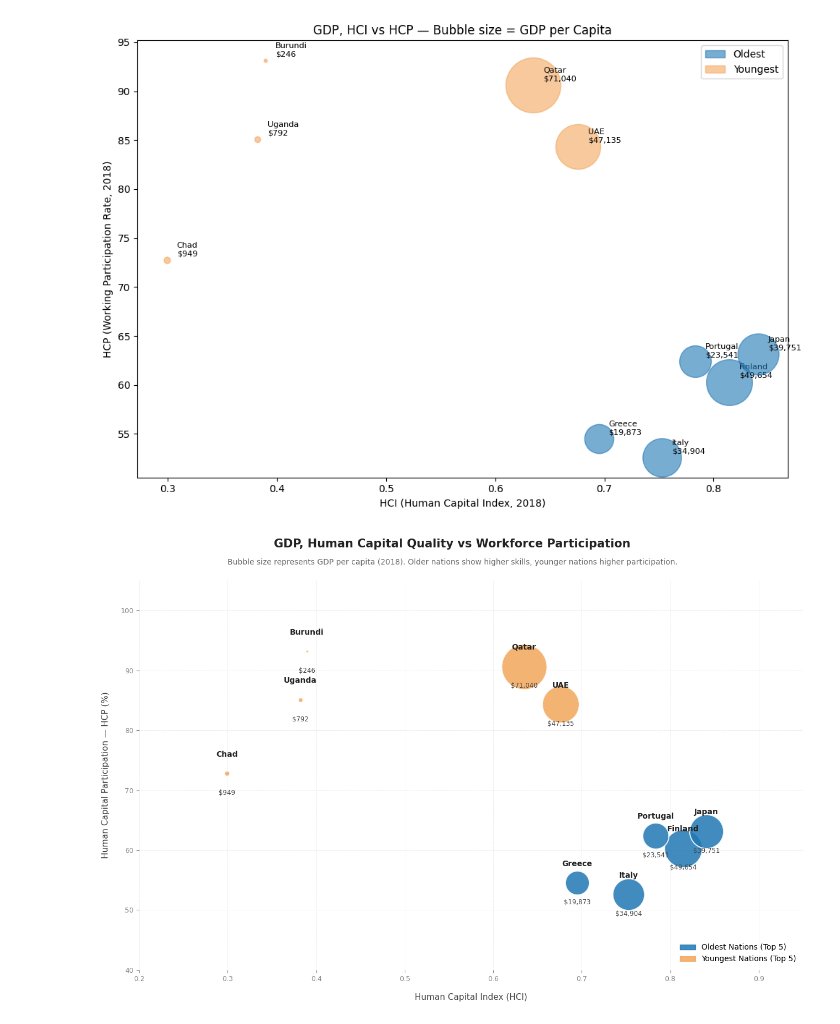
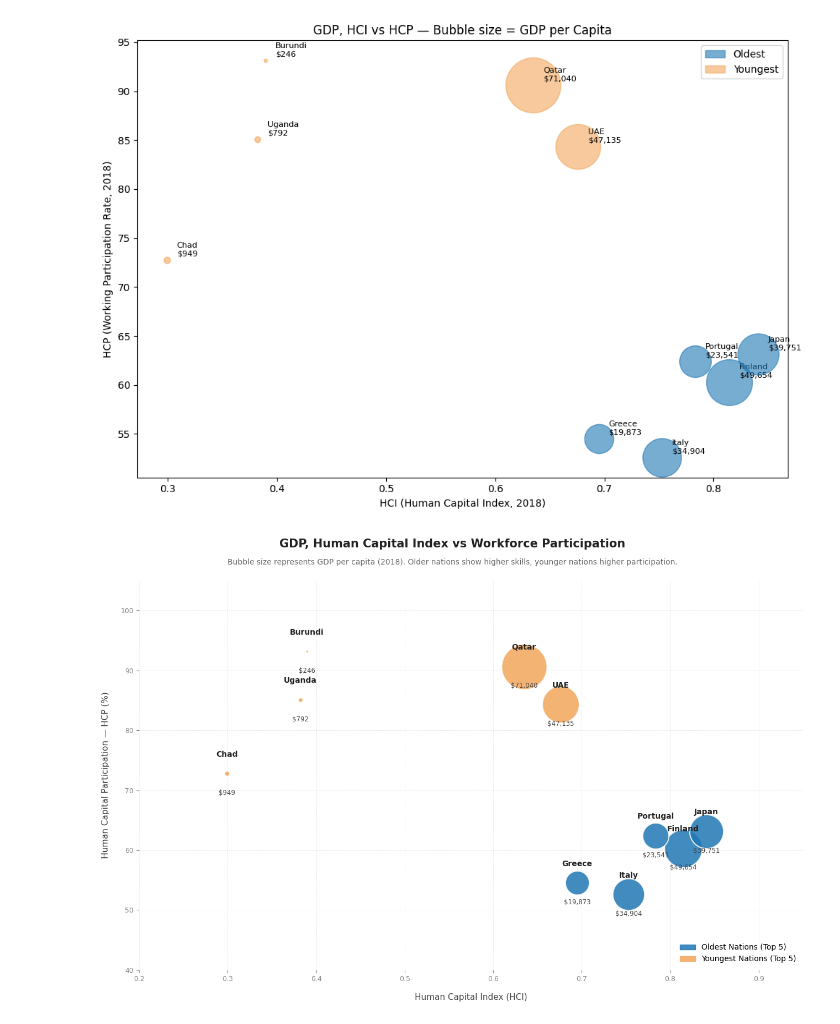
Before and after one commit to rachelv2/first_project, a Jupyter notebook: notebooks/data_cleaning_beatriz.ipynb, the cells around one changed output. Saved outputs shown, nothing was run; the diff lists cells and outputs as text; code cells hidden in the pictures.

```diff
--- a/notebooks/data_cleaning_beatriz.ipynb
+++ b/notebooks/data_cleaning_beatriz.ipynb
@@ -1447,7 +1446,7 @@ ax.set_facecolor("white")
 
 # Subtitle
 fig.text(0.5, 0.93,
-         "GDP, Human Capital Quality vs Workforce Participation",
+         "GDP, Human Capital Index vs Workforce Participation",
          ha="center", fontsize=15, fontweight="bold", color="#222222")
 fig.text(0.5, 0.895,
          "Bubble size represents GDP per capita (2018). Older nations show higher skills, younger nations higher participation.",
@@ -1475,31 +1474,31 @@ for i, row in enumerate(df.iter_rows(named=True)):
                 (row["hci"], row["hcp"]),
                 textcoords="offset points", xytext=(0, 22),
                 fontsize=10, fontweight="bold", color="#222222",
                 ha="center", zorder=5)
 
     # GDP value — clearly below country name, outside bubble
     ax.annotate(f"${row['gdp']:,.0f}",
                 (row["hci"], row["hcp"]),
                 textcoords="offset points", xytext=(0, -28),
                 fontsize=8.5, color="#444444", ha="center", zorder=5)
 
 ax.set_xlabel("Human Capital Index (HCI)", fontsize=11, labelpad=14, color="#444444")
 ax.set_ylabel("Human Capital Participation — HCP (%)", fontsize=11, labelpad=14, color="#444444")
 
 ax.tick_params(colors="#888888", labelsize=9)
 
 legend_handles = [
     mpatches.Patch(color="#1f77b4", alpha=0.85, label="Oldest Nations (Top 5)"),
     mpatches.Patch(color="#f2a65a", alpha=0.85, label="Youngest Nations (Top 5)"),
 ]
 ax.legend(handles=legend_handles, fontsize=10, loc="lower right",
           frameon=False)
 
 ax.set_xlim(0.20, 0.95)
 ax.set_ylim(40, 105)
 
 plt.subplots_adjust(top=0.87)
 plt.tight_layout(rect=[0, 0, 1, 0.88])
 plt.show()
 # %% [output]
-[figure, old version]
+[figure, new version]
```
Also changed, not shown: parts of 2 cells of this notebook, 1 other file.
